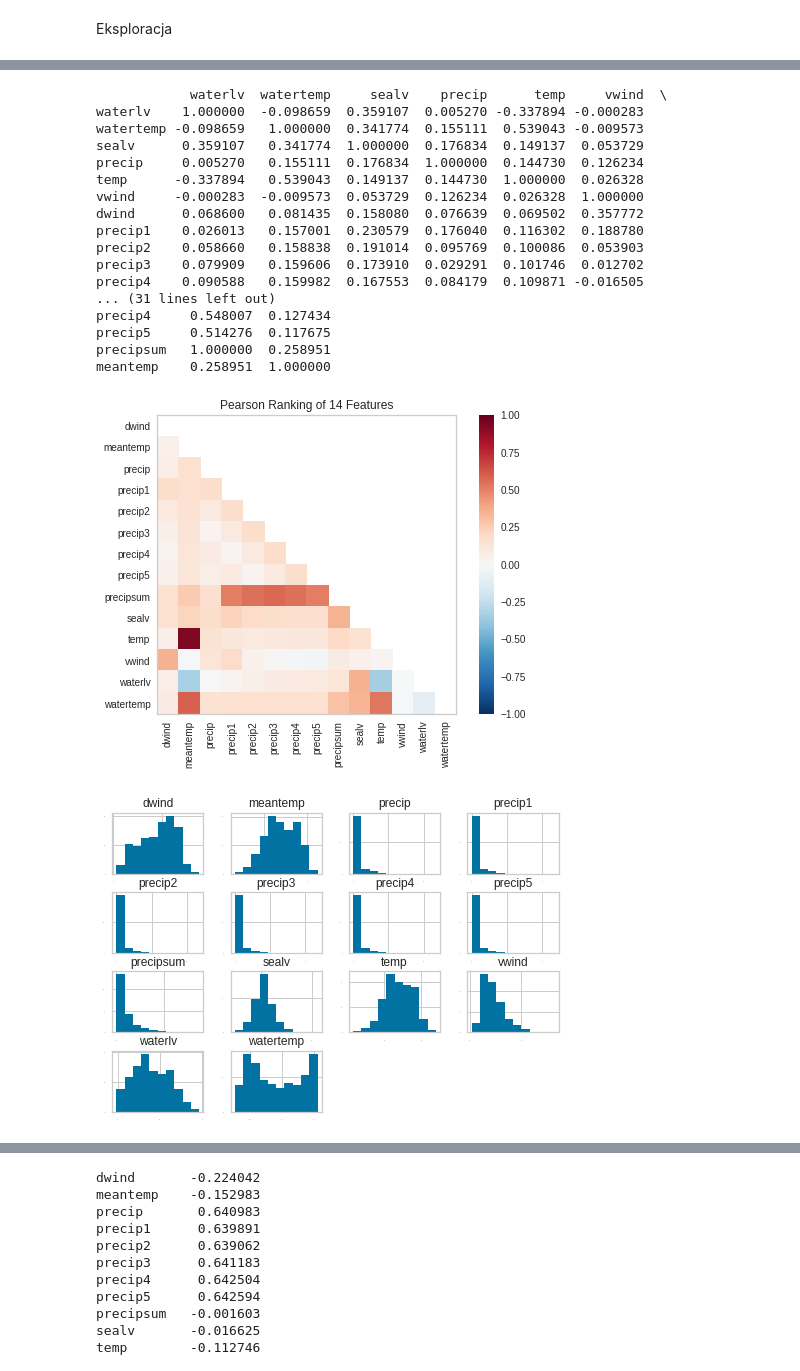
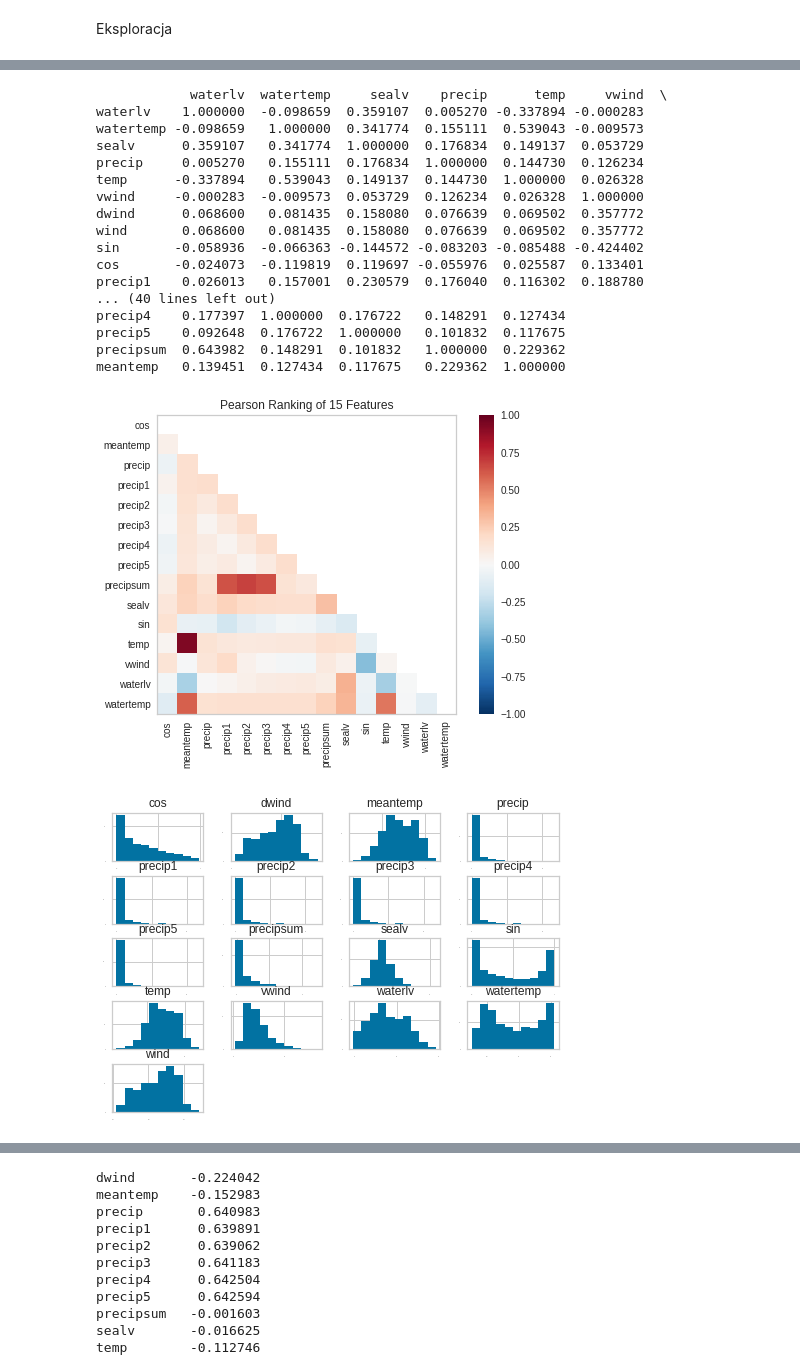
Before and after one commit to agnieszkajaniak/mgr, a Jupyter notebook: data_processing.ipynb, the cells around one changed output, grey strips where cells are left out. Saved outputs shown, nothing was run; the diff lists cells and outputs as text; code cells hidden in the pictures.

```diff
--- a/data_processing.ipynb
+++ b/data_processing.ipynb
@@ -55,29 +56,13 @@ df1 = frame['waterlv'].resample('M', how='sum')
 # %% [output]
 datetime64[ns]
 the new syntax is .resample(...).sum()
-# %%
-#zamiana wartosci kierunku wiatru w stopniach na symbole
-def wiatr(angle):
-    if angle <= 22.5:
-        return 'N'
-    elif angle > 22.5 and angle <= 67.5:
-        return 'NE'
-    elif angle > 67.5 and angle <= 112.5:
-        return 'E'
-    elif angle > 112.5 and angle <= 157.5:
-        return 'SE'
-    elif angle > 157.5 and angle <= 202.5:
-        return 'S'
-    elif angle > 202.5 and angle <= 247.5:
-        return 'SW'
-    elif angle > 247.5 and angle <= 292.5:
-        return 'W'
-    elif angle > 292.5 and angle <= 337.5:
-        return 'NW'
-    else:
-        return 'N'
-
-frame['wind'] = frame['dwind'].apply(wiatr)
+# %%
+#zamiana na radiany
+frame['wind'] = frame['dwind'].apply(math.radians)
+#sin
+frame['sin'] = frame['wind'].apply(math.sin)
+#cos
+frame['cos'] = frame['wind'].apply(math.cos)
 # %%
 frame[0:10]
 # %% [output]
@@ -246,5 +233,5 @@ max      47.000000    47.000000    87.000000    24.932000
 # %%
-frame14 = frame[frame.columns.difference(['date', 'wind'])]
-framey = frame14[frame14.columns.difference(['waterlv'])]
-frame14[0:3]
+df = frame[frame.columns.difference(['date', 'wind', 'dwind'])]
+framey = df[df.columns.difference(['waterlv'])]
+df[0:3]
 # %% [output]
@@ -266,30 +253,30 @@ precip     0.005270   0.155111  0.176834  1.000000  0.144730  0.126234
 temp      -0.337894   0.539043  0.149137  0.144730  1.000000  0.026328
 vwind     -0.000283  -0.009573  0.053729  0.126234  0.026328  1.000000
 dwind      0.068600   0.081435  0.158080  0.076639  0.069502  0.357772
+wind       0.068600   0.081435  0.158080  0.076639  0.069502  0.357772
+sin       -0.058936  -0.066363 -0.144572 -0.083203 -0.085488 -0.424402
+cos       -0.024073  -0.119819  0.119697 -0.055976  0.025587  0.133401
 precip1    0.026013   0.157001  0.230579  0.176040  0.116302  0.188780
-precip2    0.058660   0.158838  0.191014  0.095769  0.100086  0.053903
-precip3    0.079909   0.159606  0.173910  0.029291  0.101746  0.012702
-precip4    0.090588   0.159982  0.167553  0.084179  0.109871 -0.016505
-... (31 lines left out)
-precip4     0.548007  0.127434
-precip5     0.514276  0.117675
-precipsum   1.000000  0.258951
-meantemp    0.258951  1.000000
+... (40 lines left out)
+precip4    0.177397  1.000000  0.176722   0.148291  0.127434
+precip5    0.092648  0.176722  1.000000   0.101832  0.117675
+precipsum  0.643982  0.148291  0.101832   1.000000  0.229362
+meantemp   0.139451  0.127434  0.117675   0.229362  1.000000
 # %%
 from yellowbrick.features import Rank2D
 
 visualizer = Rank2D(algorithm="pearson")
-visualizer.fit_transform(frame14)
+visualizer.fit_transform(df)
 visualizer.poof()
 # %% [output]
-[figure, old version]
+[figure, new version]
 # %%
 import matplotlib.pyplot as plt
 #histograms
 frame.hist(sharex = False, sharey = False, xlabelsize = 1, ylabelsize = 1)
 plt.show()
 # %% [output]
-[figure, old version]
+[figure, new version]
 # %%
 import seaborn as sns
 #sns.set(style="ticks")
```
Also changed, not shown: parts of 12 cells of this notebook, 1 other file.
